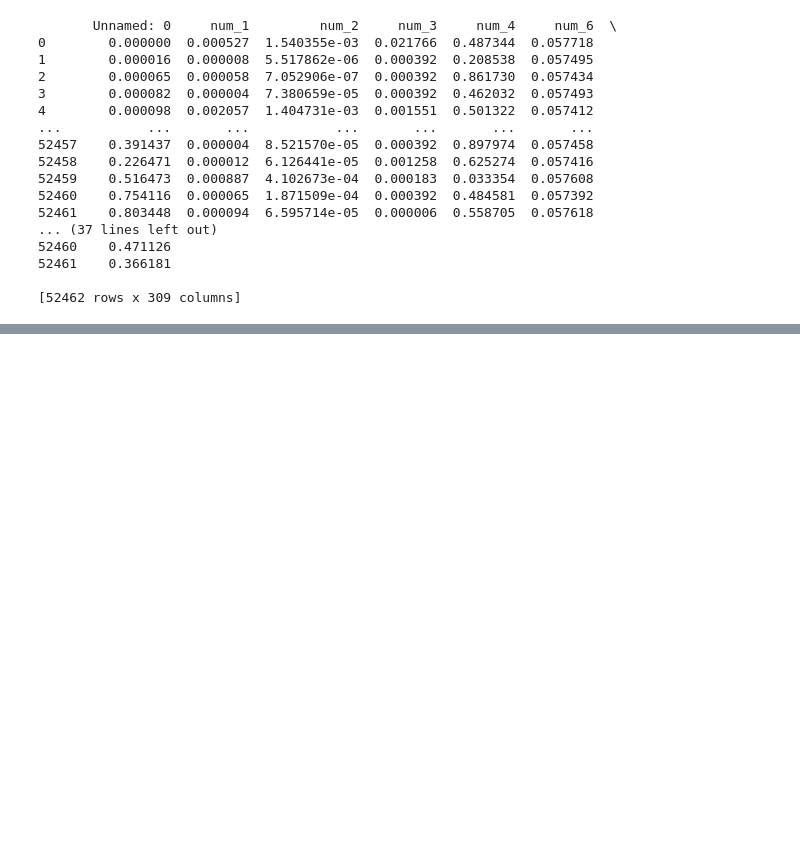
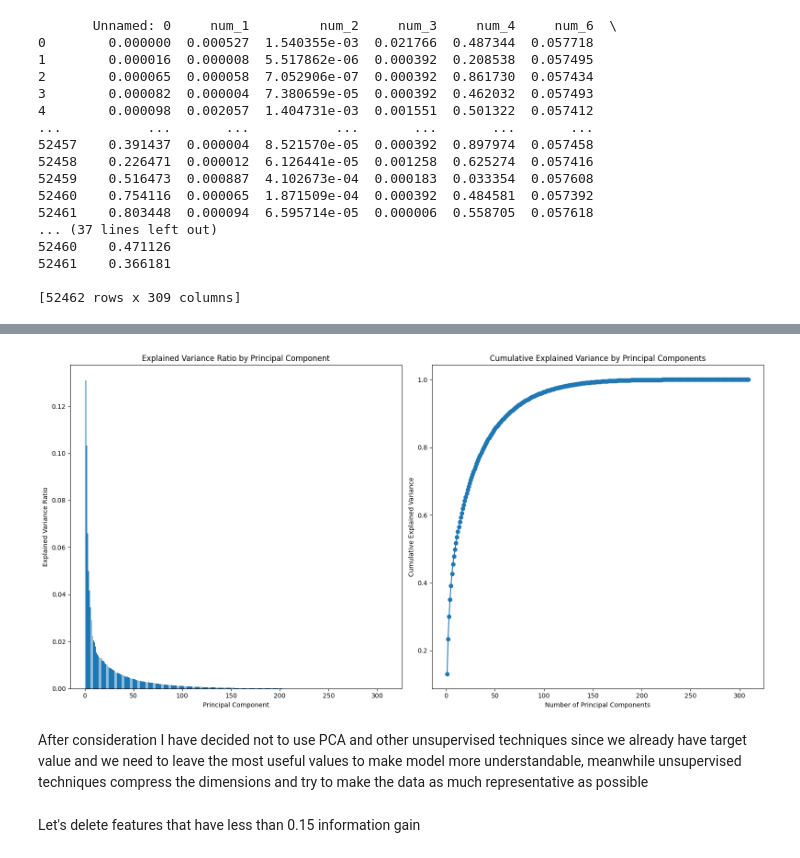
Before and after one commit to TimofiyJ/DS_PB, a Jupyter notebook: main.ipynb, the cells around one changed output, grey strips where cells are left out. Saved outputs shown, nothing was run; the diff lists cells and outputs as text; code cells hidden in the pictures; blank space fills up the shorter version.

```diff
--- a/main.ipynb
+++ b/main.ipynb
@@ -553,0 +604,44 @@ print(X_normalized)
+# %%
+from sklearn.decomposition import PCA
+from sklearn.preprocessing import StandardScaler
+
+feature_names = X_normalized.columns
+
+# Perform PCA
+pca = PCA()
+X_pca = pca.fit_transform(X_normalized)
+
+# Calculate the explained variance ratio
+explained_variance_ratio = pca.explained_variance_ratio_
+
+# Create a 2x1 grid of subplots
+fig, (ax1, ax2) = plt.subplots(nrows=1, ncols=2, figsize=(16, 8))
+
+# Plot the explained variance ratio in the first subplot
+ax1.bar(range(1, len(explained_variance_ratio) + 1), explained_variance_ratio)
+ax1.set_xlabel("Principal Component")
+ax1.set_ylabel("Explained Variance Ratio")
+ax1.set_title("Explained Variance Ratio by Principal Component")
+
+# Calculate the cumulative explained variance
+cumulative_explained_variance = np.cumsum(explained_variance_ratio)
+
+# Plot the cumulative explained variance in the second subplot
+ax2.plot(
+    range(1, len(cumulative_explained_variance) + 1),
+    cumulative_explained_variance,
+    marker="o",
+)
+ax2.set_xlabel("Number of Principal Components")
+ax2.set_ylabel("Cumulative Explained Variance")
+ax2.set_title("Cumulative Explained Variance by Principal Components")
+
+# Display the figure
+plt.tight_layout()
+plt.show()
+# %% [output]
+[figure, added]
+# %% [markdown]
+After consideration I have decided not to use PCA and other unsupervised techniques since we already have target value and we need to leave the most useful values to make model more understandable, meanwhile unsupervised techniques compress the dimensions and try to make the data as much representative as possible
+# %% [markdown]
+Let's delete features that have less than 0.15 information gain
```
Also changed, not shown: parts of 9 cells of this notebook.
